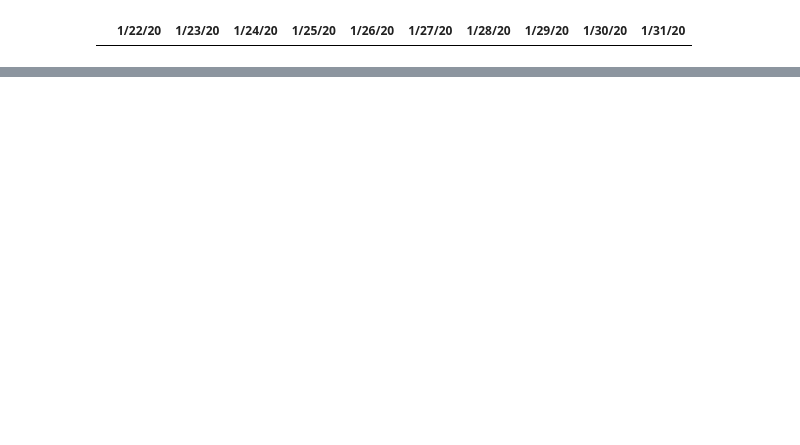
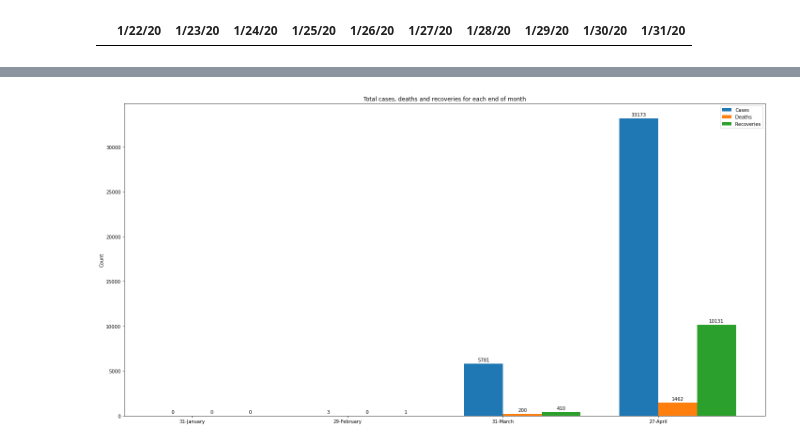
Before and after one commit to pike-msonda/adds_project, a Jupyter notebook: covid.ipynb, the cells around one changed output, grey strips where cells are left out. Drawn from its saved outputs; the diff is of its cells as text; code cells hidden in the pictures; blank space fills up the shorter version.

```diff
--- a/covid.ipynb
+++ b/covid.ipynb
@@ -21,7 +20,8 @@ first_month_cases[(first_month_cases > 0).all(1)]
 |  | 1/22/20 | 1/23/20 | 1/24/20 | 1/25/20 | 1/26/20 | 1/27/20 | 1/28/20 | 1/29/20 | 1/30/20 | 1/31/20 |
 # %%
 dates = pd.to_datetime(cases.iloc[:, 3:,].columns.values).to_series()
+print(dates)
 month_end_dates = dates.groupby(dates.index.month).apply(lambda x: x.index.max())
-month_end_dates = month_end_dates.apply(lambda x: x.strftime('%-m/%d/%y')).to_numpy()
+month_end_dates = month_end_dates.apply(lambda x: x.strftime('%#m/%d/%y')).to_numpy()
 # pd.to_datetime(month_end_dates, format='%d/%m/%Y')
 # %% [output]
@@ -36 +40,41 @@ month_end_stats.plot.bar(x='Country/Region', y=['TotalCases', 'TotalDeaths', 'To
+# %%
+def autolabel(rects):
+    for rect in rects:
+        height = rect.get_height()
+        ax.annotate('{}'.format(height),
+                    xy=(rect.get_x() + rect.get_width() / 2, height),
+                    xytext=(0, 3),  # 3 points vertical offset
+                    textcoords="offset points",
+                    ha='center', va='bottom')
+# %%
+selected_columns = np.insert(month_end_dates, 0, ['Country/Region'])
+month_end_stats =  cases[selected_columns]
+month_labels = []
+for i in range(len(month_end_dates)):
+    month_labels.append(datetime.datetime.strptime(month_end_dates[i],'%m/%d/%y').strftime("%d-%B"))
+month_labels
+month_end_totals = pd.DataFrame(index=month_end_dates, columns=['TotalCases', 'TotalDeaths','TotalRecoveries'])
+# print(month_end_stats[month_end_dates].sum().sum())
+fig, ax = plt.subplots(figsize=(20,10))
+width=0.25
+x = np.arange(len(month_labels))
+month_end_totals.TotalCases = cases[month_end_dates].sum()
+month_end_totals.TotalDeaths = deaths[month_end_dates].sum()
+month_end_totals.TotalRecoveries = recoveries[month_end_dates].sum()
+bar1 = ax.bar(x - width/2 , month_end_totals.TotalCases, width, label="Cases")
+bar2 = ax.bar(x + width/2, month_end_totals.TotalDeaths, width, label="Deaths")
+bar3 = ax.bar(x + (width/2 * 3),  month_end_totals.TotalRecoveries, width, label="Recoveries")
+ax.set_ylabel('Count')
+ax.set_title('Total cases, deaths and recoveries for each end of month')
+ax.set_xticks(x)
+ax.set_xticklabels(month_labels)
+ax.legend()
+autolabel(bar1)
+autolabel(bar2)
+autolabel(bar3)
+fig.tight_layout()
+plt.show()
+# month_end_totals.plot.bar( title="Total cases, deaths, and recoveries as the end of the month", figsize=(10, 10), legend=True)
+# %% [output]
+[figure, added]
 # %%
```
Also changed, not shown: parts of 8 cells of this notebook, 7 other files.
